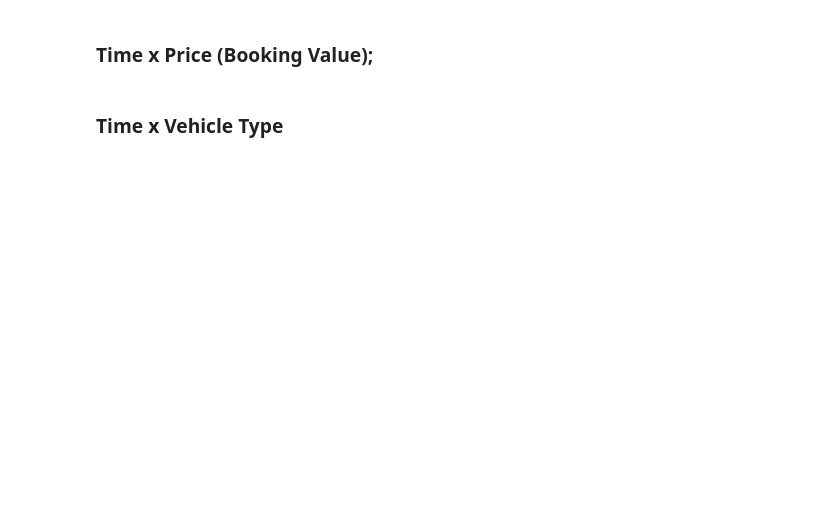
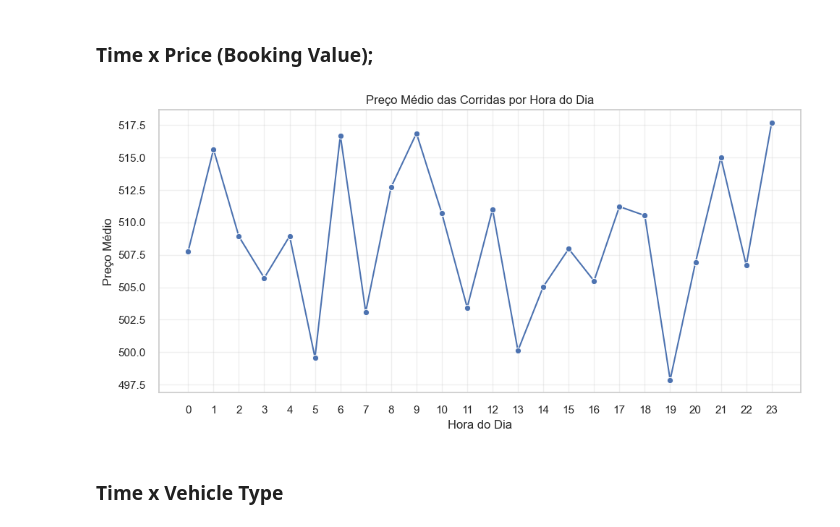
Before and after one commit to guivilela7/Uber-Data-Analytics, a Jupyter notebook: Data Layer/raw/analytics.ipynb, the cells around one changed output. Saved outputs shown, nothing was run; the diff lists cells and outputs as text; code cells hidden in the pictures; blank space fills up the shorter version.

```diff
--- a/Data Layer/raw/analytics.ipynb
+++ b/Data Layer/raw/analytics.ipynb
@@ -98,4 +120,29 @@ Number of duplicated lines: 0
 # %% [markdown]
 ### Time x Price (Booking Value);
+# %%
+price_per_hour = (
+    df_raw_temp
+    .groupby('Hour')['Booking Value']
+    .mean()
+    .reset_index()
+)
+
+plt.figure(figsize=(10, 5))
+sns.lineplot(
+    data=price_per_hour,
+    x='Hour',
+    y='Booking Value',
+    marker='o'
+)
+
+plt.title('Preço Médio das Corridas por Hora do Dia')
+plt.xlabel('Hora do Dia')
+plt.ylabel('Preço Médio')
+plt.xticks(range(0, 24))
+plt.grid(True, alpha=0.3)
+plt.tight_layout()
+plt.show()
+# %% [output]
+[figure, added]
 # %% [markdown]
 ### Time x Vehicle Type
```
Also changed, not shown: parts of 22 cells of this notebook.
